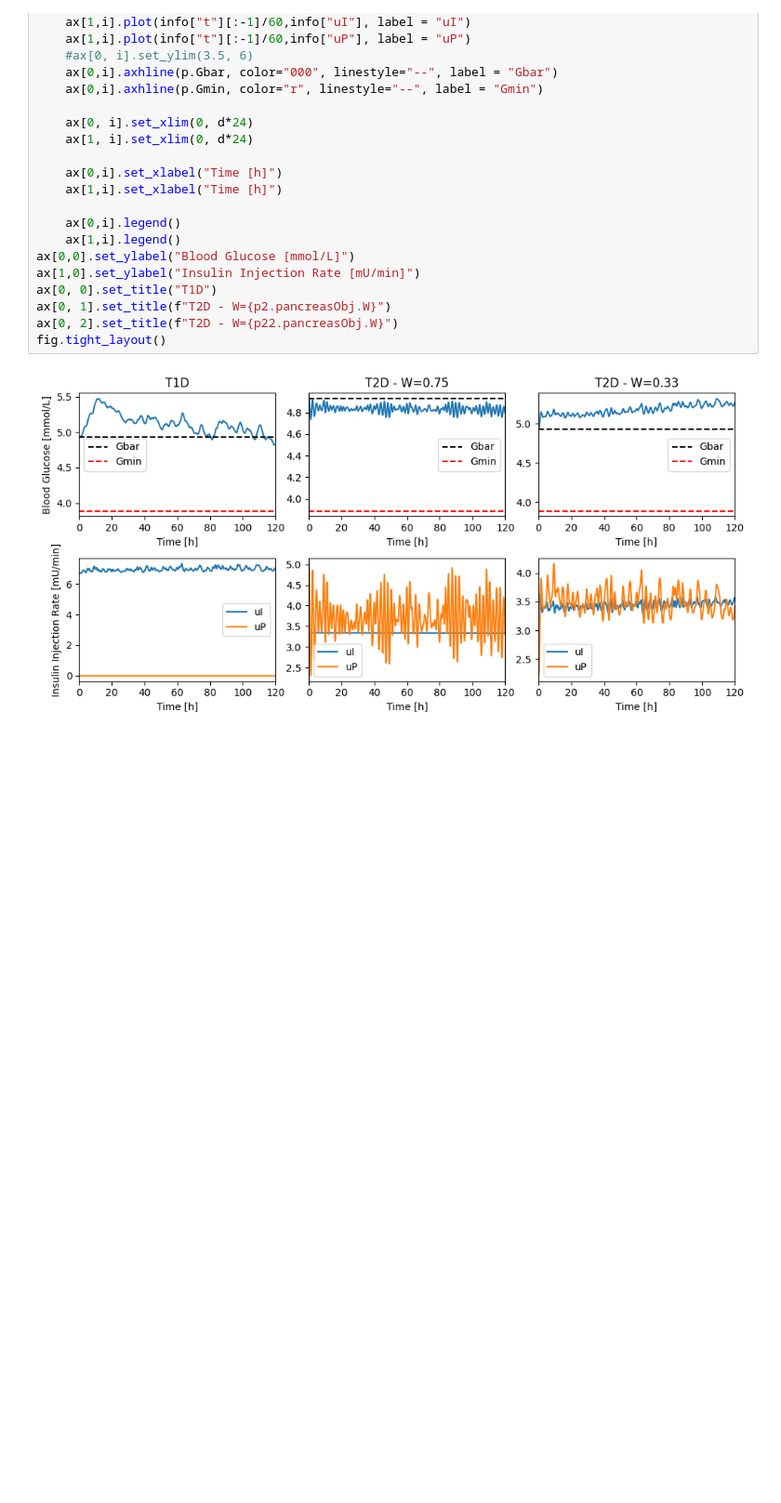
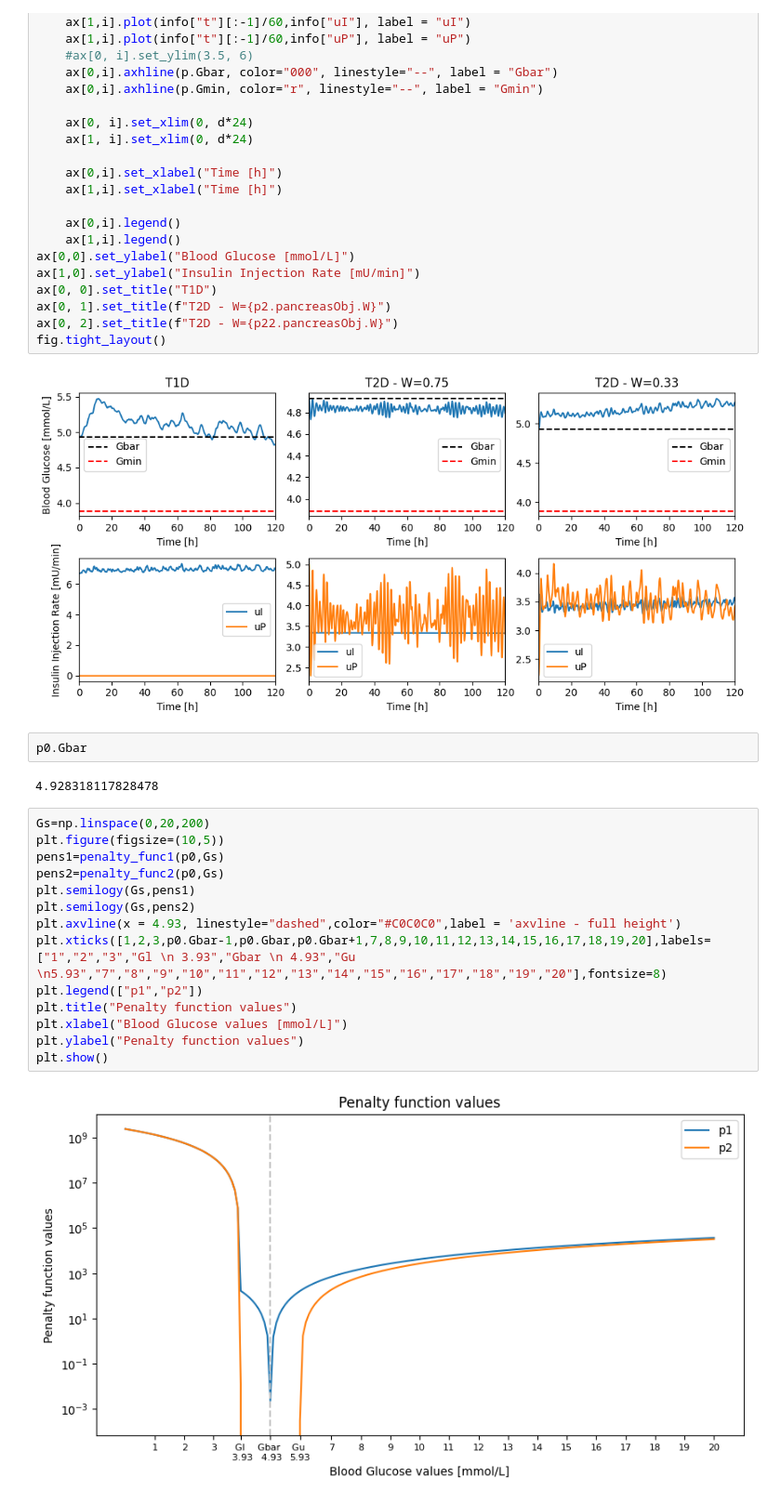
Before and after one commit to char056a/FagprojektRepo, a Jupyter notebook: simulation.ipynb, the cells around one changed output. Shown at 93% size. Drawn from its saved outputs; the diff is of its cells as text; blank space fills up the shorter version.

```diff
--- a/simulation.ipynb
+++ b/simulation.ipynb
@@ -537,3 +441,23 @@ ax[0, 2].set_title(f"T2D - W={p22.pancreasObj.W}")
 fig.tight_layout()
 # %% [output]
 [figure]
+# %%
+p0.Gbar
+# %% [output]
+4.928318117828478
+# %%
+Gs=np.linspace(0,20,200)
+plt.figure(figsize=(10,5))
+pens1=penalty_func1(p0,Gs)
+pens2=penalty_func2(p0,Gs)
+plt.semilogy(Gs,pens1)
+plt.semilogy(Gs,pens2)
+plt.axvline(x = 4.93, linestyle="dashed",color="#C0C0C0",label = 'axvline - full height')
+plt.xticks([1,2,3,p0.Gbar-1,p0.Gbar,p0.Gbar+1,7,8,9,10,11,12,13,14,15,16,17,18,19,20],labels=["1","2","3","Gl \n 3.93","Gbar \n 4.93","Gu \n5.93","7","8","9","10","11","12","13","14","15","16","17","18","19","20"],fontsize=8)
+plt.legend(["p1","p2"])
+plt.title("Penalty function values")
+plt.xlabel("Blood Glucose values [mmol/L]")
+plt.ylabel("Penalty function values")
+plt.show()
+# %% [output]
+[figure, added]
```
Also changed, not shown: parts of 8 cells of this notebook, 2 other files.
